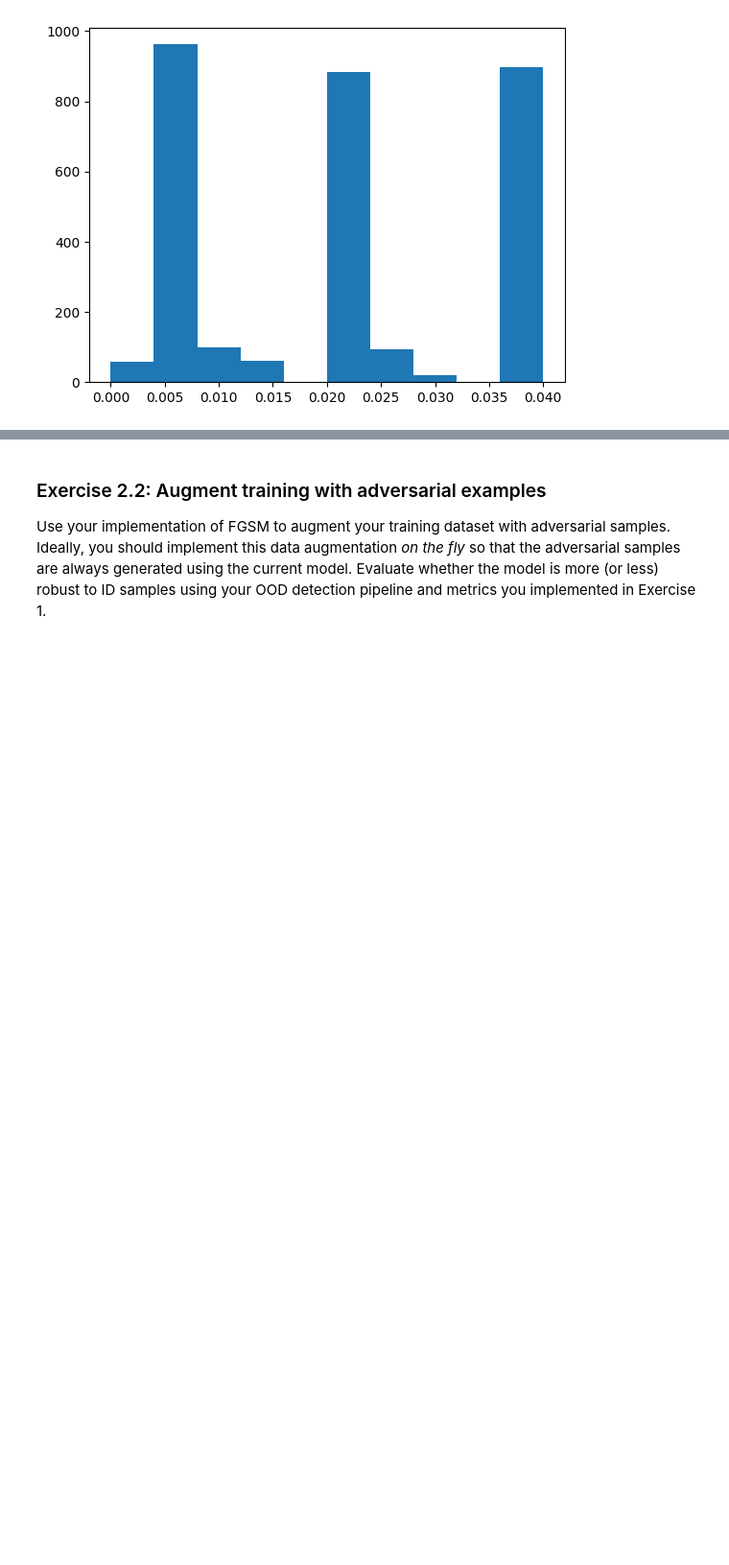
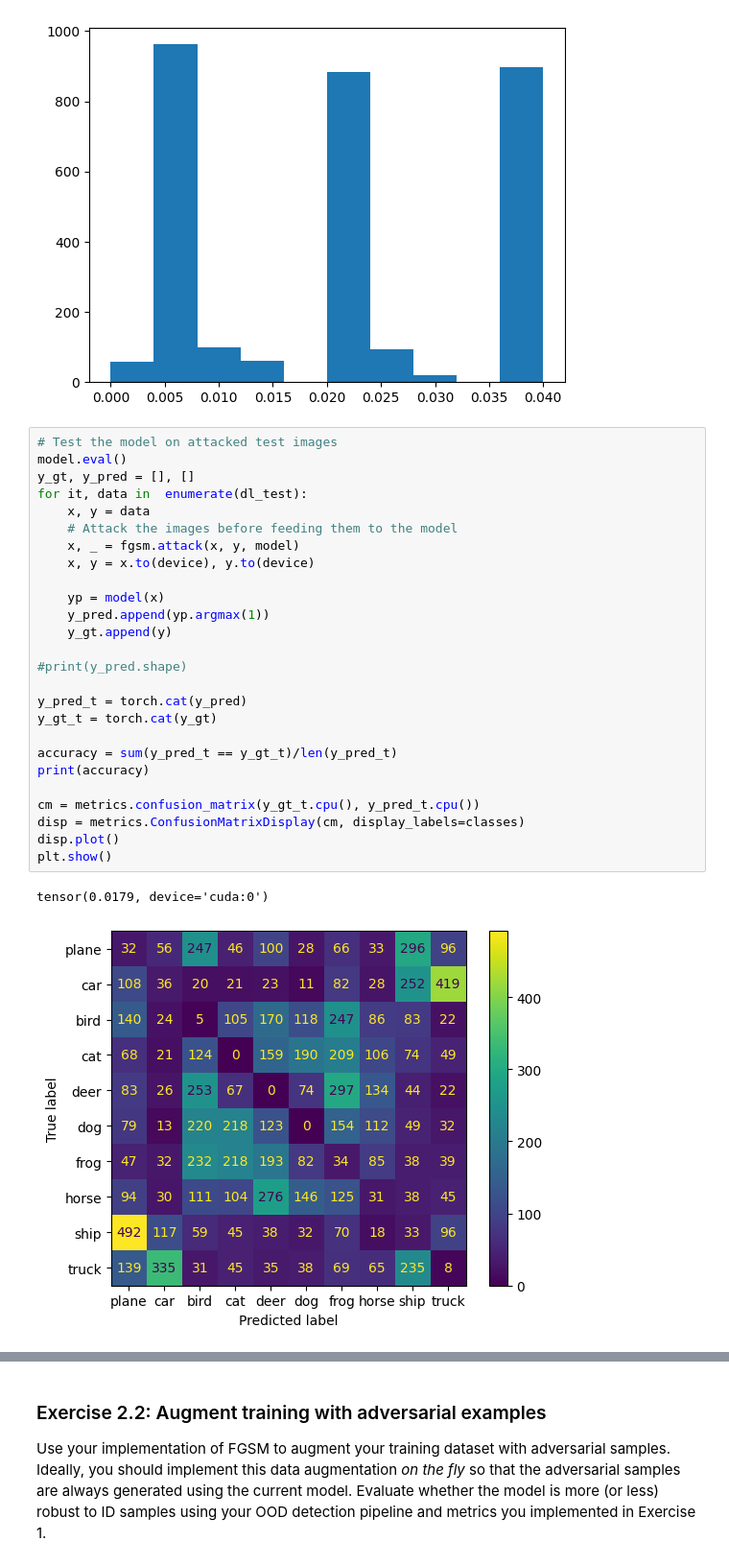
Before and after one commit to Sossio699/DLA, a Jupyter notebook: Lab4/Lab4_OOD.ipynb, the cells around one changed output, grey strips where cells are left out. Shown at 96% size. Drawn from its saved outputs; the diff is of its cells as text; blank space fills up the shorter version.

```diff
--- a/Lab4/Lab4_OOD.ipynb
+++ b/Lab4/Lab4_OOD.ipynb
@@ -537,4 +568,33 @@ Absolute difference between the two images
 [figure]
 Histogram with the difference of the two images on a pixel level
 [figure]
+# %%
+# Test the model on attacked test images
+model.eval()
+y_gt, y_pred = [], []
+for it, data in  enumerate(dl_test):
+    x, y = data
+    # Attack the images before feeding them to the model
+    x, _ = fgsm.attack(x, y, model)
+    x, y = x.to(device), y.to(device)
+
+    yp = model(x)
+    y_pred.append(yp.argmax(1))
+    y_gt.append(y)
+
+#print(y_pred.shape)
+
+y_pred_t = torch.cat(y_pred)
+y_gt_t = torch.cat(y_gt)
+
+accuracy = sum(y_pred_t == y_gt_t)/len(y_pred_t)
+print(accuracy)
+
+cm = metrics.confusion_matrix(y_gt_t.cpu(), y_pred_t.cpu())
+disp = metrics.ConfusionMatrixDisplay(cm, display_labels=classes)
+disp.plot()
+plt.show()
+# %% [output]
+tensor(0.0179, device='cuda:0')
+[figure, added]
 # %% [markdown]
```
Also changed, not shown: parts of 45 cells of this notebook.
